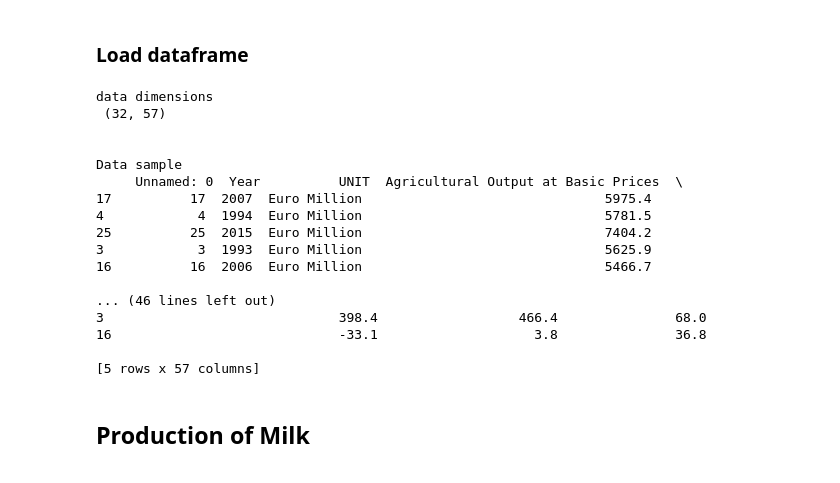
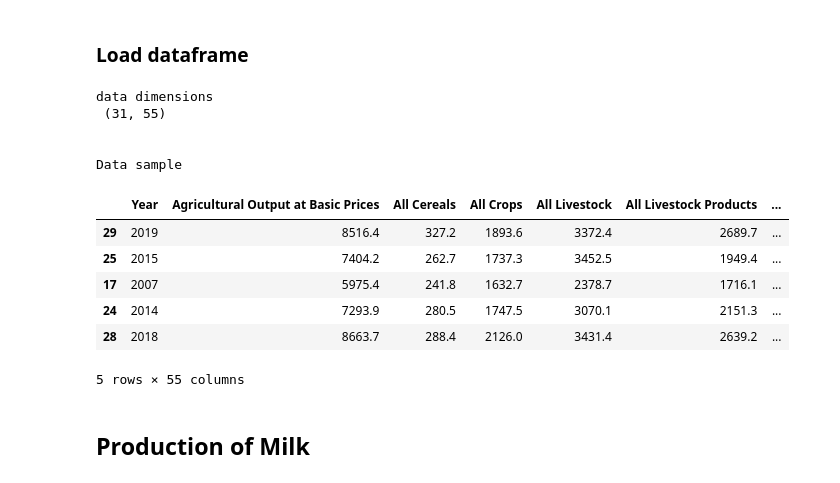
Before and after one commit to TahirAwwad/agriculture-data-analytics, a Jupyter notebook: notebooks/notebook-5-03-ml-milk-production.ipynb, the cells around one changed output. Saved outputs shown, nothing was run; the diff lists cells and outputs as text; code cells hidden in the pictures.

```diff
--- a/notebooks/notebook-5-03-ml-milk-production.ipynb
+++ b/notebooks/notebook-5-03-ml-milk-production.ipynb
@@ -45,30 +48,27 @@ import pickle
 # %% [markdown]
 ### Load dataframe
 # %%
-df = pd.read_csv("./../artifacts/TA_inputoutputvalue_1990_2021_CSO.csv")
+df = pd.read_csv("./../artifacts/irish-milk-production-eda-output.csv")
 print("data dimensions \n",df.shape)
 print()
 #print("data column info \n",df.info)
 print()
-print('Data sample\n',df.sample(5))
+print('Data sample\n')
+
+df.sample(5)
 # %% [output]
 data dimensions
- (32, 57)
+ (31, 55)
 
 
 Data sample
-     Unnamed: 0  Year          UNIT  Agricultural Output at Basic Prices  \
-17          17  2007  Euro Million                               5975.4
-4            4  1994  Euro Million                               5781.5
-25          25  2015  Euro Million                               7404.2
-3            3  1993  Euro Million                               5625.9
-16          16  2006  Euro Million                               5466.7
-
-... (46 lines left out)
-3                              398.4                  466.4               68.0
-16                             -33.1                    3.8               36.8
-
-[5 rows x 57 columns]
+|  | Year | Agricultural Output at Basic Prices | All Cereals | All Crops | All Livestock | All Livestock Products | ... |
+| 29 | 2019 | 8516.4 | 327.2 | 1893.6 | 3372.4 | 2689.7 | ... |
+| 25 | 2015 | 7404.2 | 262.7 | 1737.3 | 3452.5 | 1949.4 | ... |
+| 17 | 2007 | 5975.4 | 241.8 | 1632.7 | 2378.7 | 1716.1 | ... |
+| 24 | 2014 | 7293.9 | 280.5 | 1747.5 | 3070.1 | 2151.3 | ... |
+| 28 | 2018 | 8663.7 | 288.4 | 2126.0 | 3431.4 | 2639.2 | ... |
+5 rows × 55 columns
 # %% [markdown]
 ## Production of Milk
 # %%
```
Also changed, not shown: parts of 17 cells of this notebook, 3 other files.
